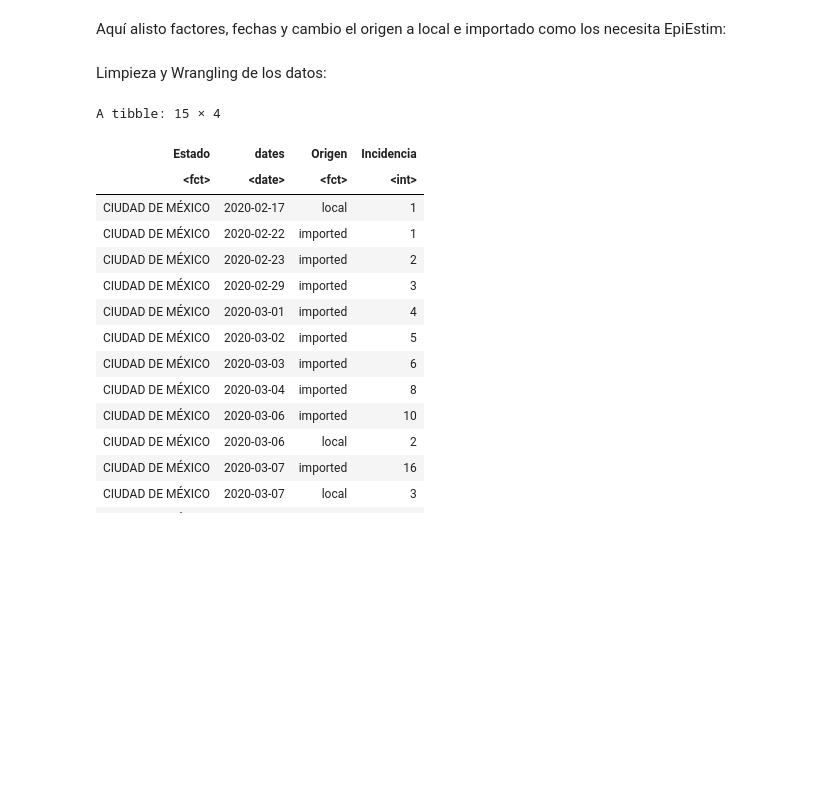
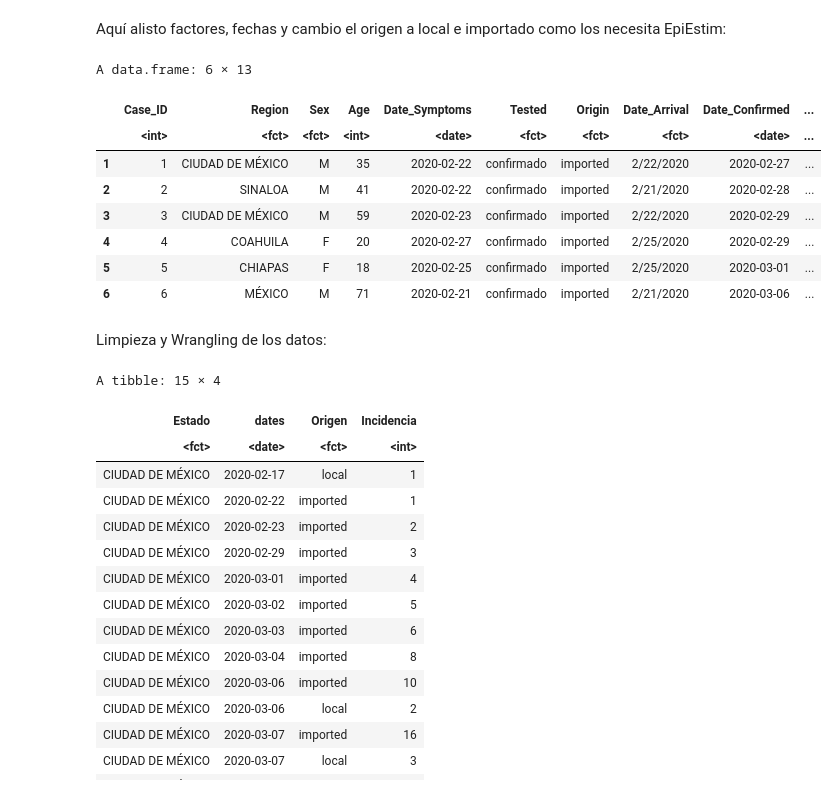
Before and after one commit to NunezKant/COVID19_MEX_MASTER, a Jupyter notebook: notebooks/REpi.ipynb, the cells around one changed output. Drawn from its saved outputs; the diff is of its cells as text; code cells hidden in the pictures; blank space fills up the shorter version.

```diff
--- a/notebooks/REpi.ipynb
+++ b/notebooks/REpi.ipynb
@@ -28,6 +11,18 @@ Mex$Date_Confirmed <- mdy(as.character(Mex$Date_Confirmed))
 Mex$Date_Symptoms <- mdy(as.character(Mex$Date_Symptoms))
 Mex$Origin <- if_else(Mex$Origin=="Contacto","local","imported")
 Mex$Origin <- as.factor(Mex$Origin)
+# %%
+head(Mex)
+# %% [output]
+A data.frame: 6 × 13
+|  | Case_ID | Region | Sex | Age | Date_Symptoms | Tested | Origin | Date_Arrival | Date_Confirmed | ... |
+|  | <int> | <fct> | <fct> | <int> | <date> | <fct> | <fct> | <fct> | <date> | ... |
+| 1 | 1 | CIUDAD DE MÉXICO | M | 35 | 2020-02-22 | confirmado | imported | 2/22/2020 | 2020-02-27 | ... |
+| 2 | 2 | SINALOA | M | 41 | 2020-02-22 | confirmado | imported | 2/21/2020 | 2020-02-28 | ... |
+| 3 | 3 | CIUDAD DE MÉXICO | M | 59 | 2020-02-23 | confirmado | imported | 2/22/2020 | 2020-02-29 | ... |
+| 4 | 4 | COAHUILA | F | 20 | 2020-02-27 | confirmado | imported | 2/25/2020 | 2020-02-29 | ... |
+| 5 | 5 | CHIAPAS | F | 18 | 2020-02-25 | confirmado | imported | 2/25/2020 | 2020-03-01 | ... |
+| 6 | 6 | MÉXICO | M | 71 | 2020-02-21 | confirmado | imported | 2/21/2020 | 2020-03-06 | ... |
 # %% [markdown]
 Limpieza y Wrangling de los datos:
 # %%
```
Also changed, not shown: parts of 21 cells of this notebook.
